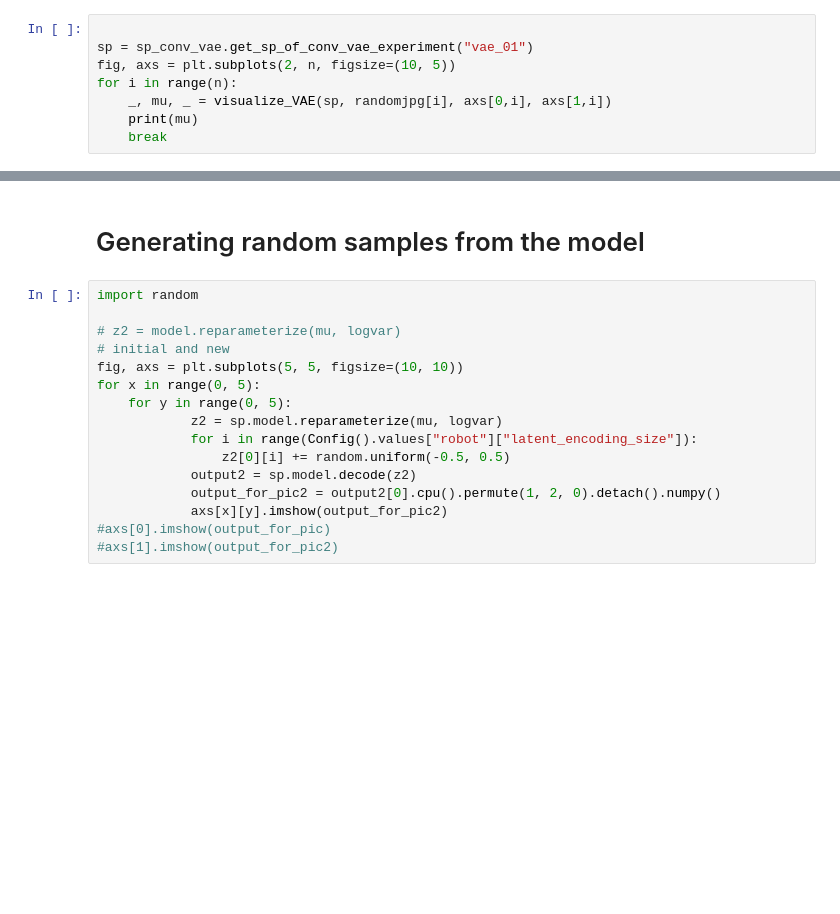
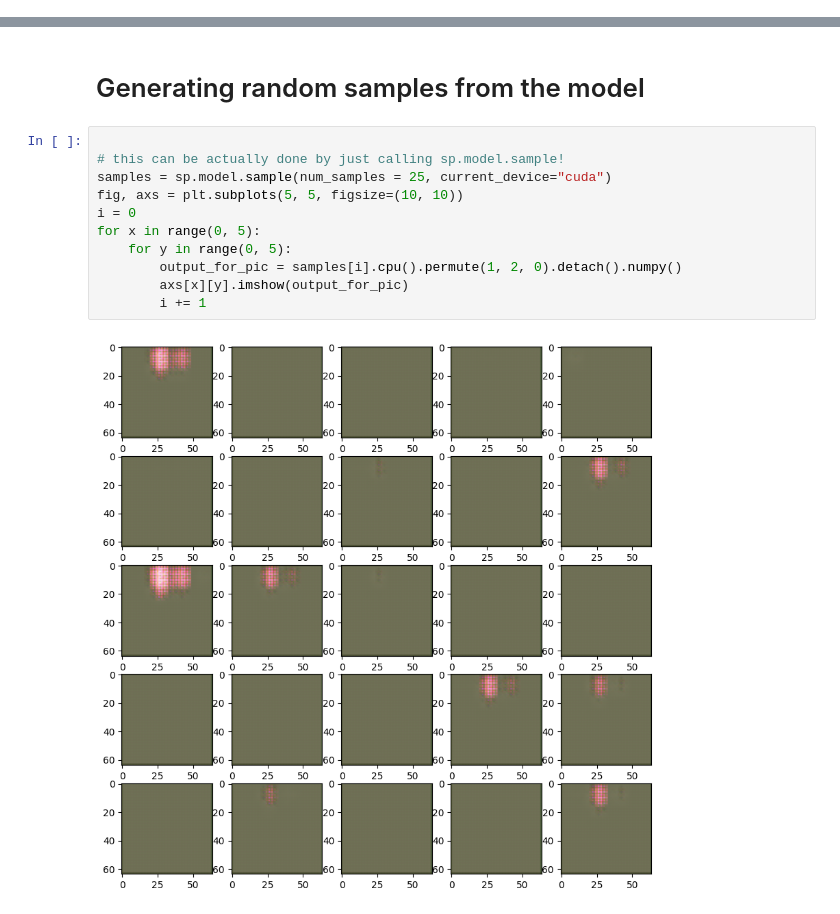
Before and after one commit to Sahara-Sheik/Robotic-Vision, a Jupyter notebook: src/sensorprocessing/Verify-Conv-VAE.ipynb, the cells around one changed output, grey strips where cells are left out. Saved outputs shown, nothing was run; the diff lists cells and outputs as text; blank space fills up the shorter version.

Commit message:
Cleaned up the verification of the Conv-VAE training

```diff
--- a/src/sensorprocessing/Verify-Conv-VAE.ipynb
+++ b/src/sensorprocessing/Verify-Conv-VAE.ipynb
@@ -115,8 +72,0 @@ for i in range(n):
-# %%
-
-sp = sp_conv_vae.get_sp_of_conv_vae_experiment("vae_01")
-fig, axs = plt.subplots(2, n, figsize=(10, 5))
-for i in range(n):
-    _, mu, _ = visualize_VAE(sp, randomjpg[i], axs[0,i], axs[1,i])
-    print(mu)
-    break
@@ -141,18 +137,15 @@ axs[1].imshow(output_for_pic2)
 # %% [markdown]
 # Generating random samples from the model
 # %%
-import random
 
-# z2 = model.reparameterize(mu, logvar)
-# initial and new
+# this can be actually done by just calling sp.model.sample!
+samples = sp.model.sample(num_samples = 25, current_device="cuda")
 fig, axs = plt.subplots(5, 5, figsize=(10, 10))
+i = 0
 for x in range(0, 5):
     for y in range(0, 5):
-            z2 = sp.model.reparameterize(mu, logvar)
-            for i in range(Config().values["robot"]["latent_encoding_size"]):
-                z2[0][i] += random.uniform(-0.5, 0.5)
-            output2 = sp.model.decode(z2)
-            output_for_pic2 = output2[0].cpu().permute(1, 2, 0).detach().numpy()
-            axs[x][y].imshow(output_for_pic2)
-#axs[0].imshow(output_for_pic)
-#axs[1].imshow(output_for_pic2)
+        output_for_pic = samples[i].cpu().permute(1, 2, 0).detach().numpy()
+        axs[x][y].imshow(output_for_pic)
+        i += 1
+# %% [output]
+[figure, added]
```
Also changed, not shown: parts of 11 cells of this notebook, 1 other file.
